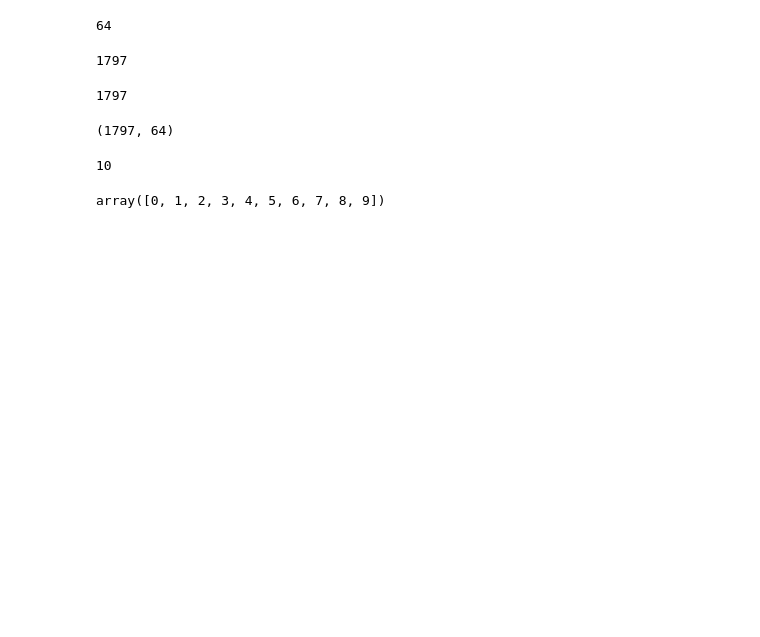
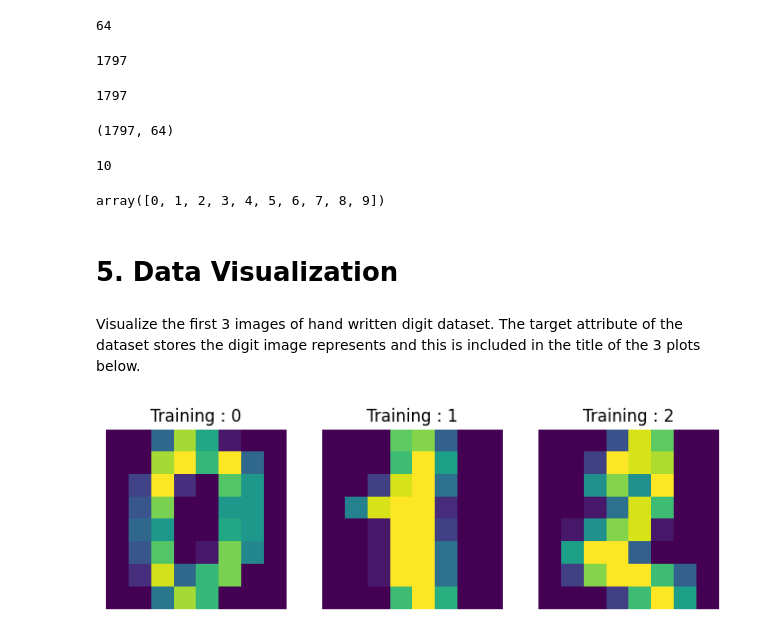
Before and after one commit to akdubey2k/ML, a Jupyter notebook: ML_24_Principal_Component_Analysis(PCA).ipynb, the cells around one changed output. Cells and saved outputs as stored; diff of their text form; code cells hidden in the pictures; blank space fills up the shorter version.

```diff
--- a/ML_24_Principal_Component_Analysis(PCA).ipynb
+++ b/ML_24_Principal_Component_Analysis(PCA).ipynb
@@ -70,3 +70,18 @@ len(digits.target_names)
 digits.target_names
 # %% [output]
 array([0, 1, 2, 3, 4, 5, 6, 7, 8, 9])
+# %% [markdown]
+# 5. Data Visualization
+# %% [markdown]
+Visualize the first 3 images of hand written digit dataset. The target attribute of the dataset stores the digit image represents and this is included in the title of the 3 plots below.
+# %%
+%matplotlib inline
+
+_, axes = plt.subplots(nrows=1, ncols=3, figsize=(8, 3))
+for axes, image, label in zip(axes, digits.images, digits.target):
+    axes.set_axis_off()
+    # axes.imshow(image, cmap=plt.cm.gray_r, interpolation='nearest')
+    axes.imshow(image, cmap='viridis', interpolation='nearest')
+    axes.set_title('Training : %i' % label)
+# %% [output]
+[figure, added]
```
Also changed, not shown: parts of 1 cell of this notebook.
